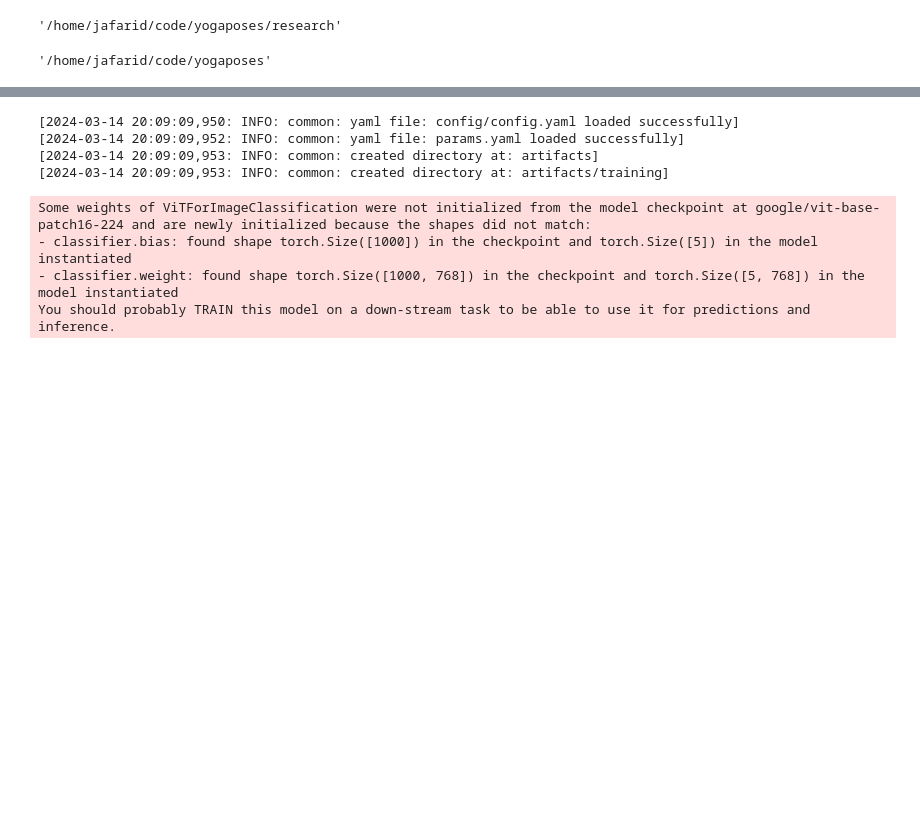
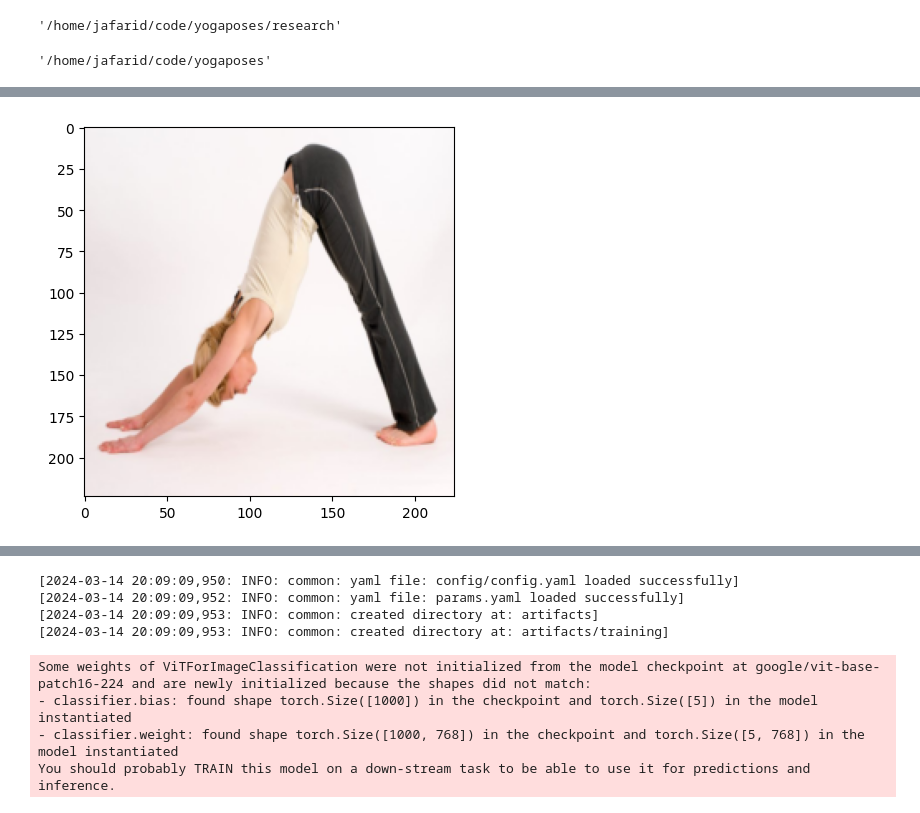
Before and after one commit to denizjafari/yogaposes, a Jupyter notebook: research/03_model_training_transformer.ipynb, the cells around one changed output, grey strips where cells are left out. Cells and saved outputs as stored; diff of their text form; code cells hidden in the pictures; blank space fills up the shorter version.

```diff
--- a/research/03_model_training_transformer.ipynb
+++ b/research/03_model_training_transformer.ipynb
@@ -88,0 +122,21 @@ from sklearn.metrics import confusion_matrix, ConfusionMatrixDisplay
+# %%
+# preporcesing and model selection
+model_name = "google/vit-base-patch16-224"
+processor = ViTImageProcessor.from_pretrained(model_name)
+mu, sigma = processor.image_mean, processor.image_std #get default mu,sigma
+size = processor.size
+norm = Normalize(mean=mu, std=sigma)  #normalize image pixels range to [-1,1]
+
+_transformer = Compose([
+    Resize((224, 224)), # Resize images to fit model input size
+    ToTensor(), # Convert images to tensors
+    norm
+])
+
+# apply transforms to PIL Image and store it to 'pixels' key
+def preprocess(arg):
+    arg['pixel'] = [_transformer(image.convert('RGB')) for image in arg['image']]
+    return arg
+
+dataset['train'].set_transform(preprocess)
+dataset['test'].set_transform(preprocess)
@@ -88,0 +147,8 @@ from sklearn.metrics import confusion_matrix, ConfusionMatrixDisplay
+# %%
+example = dataset['train'][0]['pixel']
+example = (example+1)/2  #imshow requires image pixels to be in the range [0,1]
+exi = ToPILImage()(example)
+plt.imshow(exi)
+plt.show()
+# %% [output]
+[figure, added]
```
Also changed, not shown: parts of 16 cells of this notebook.
